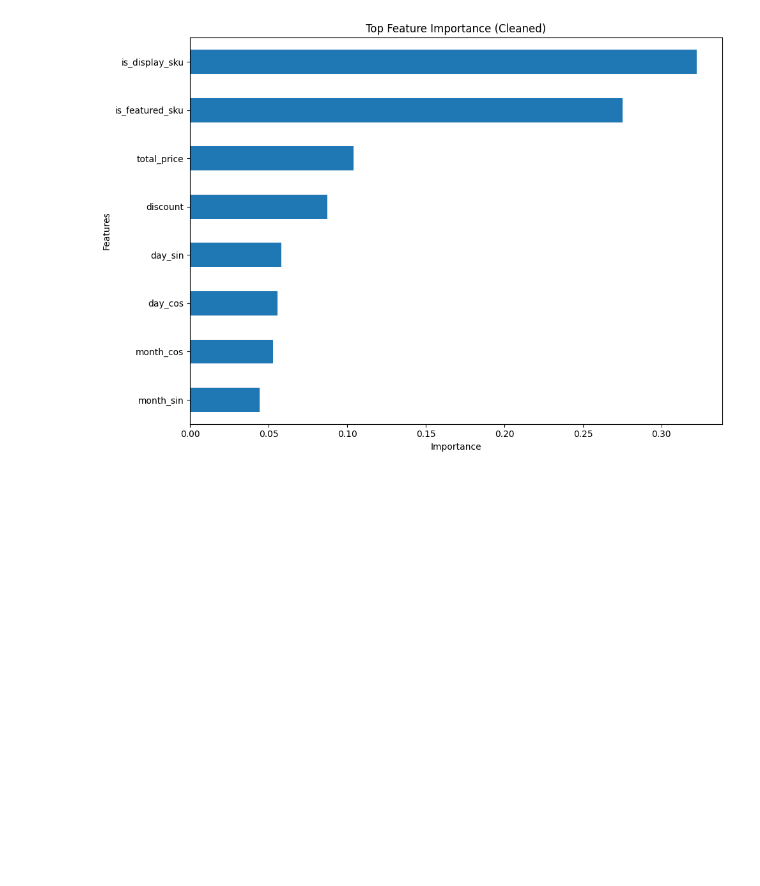
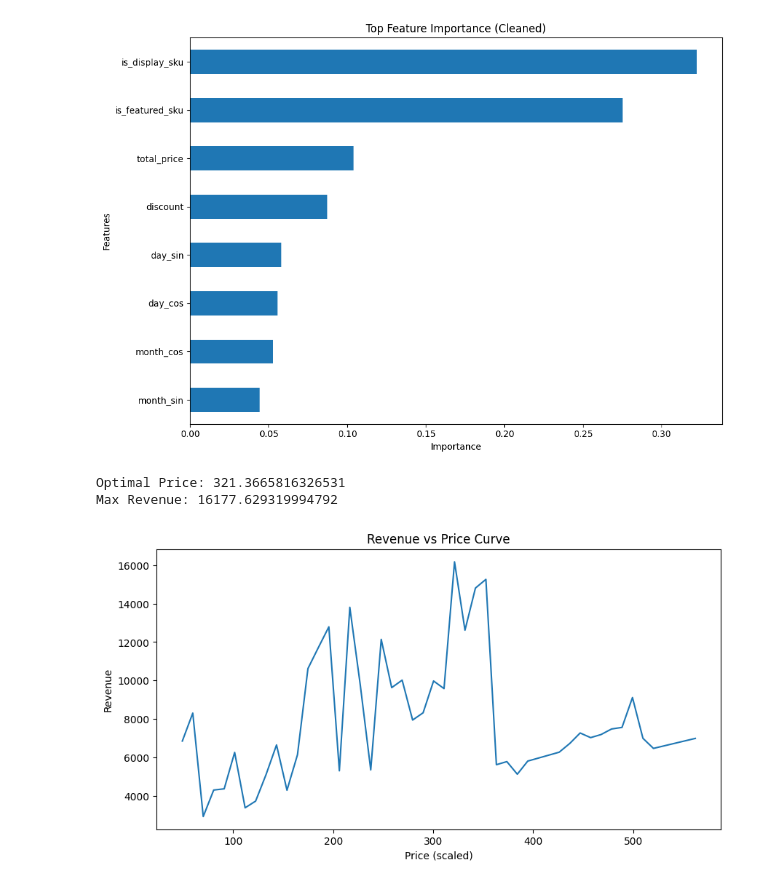
Before and after one commit to muhammdumairnad/Price-Driven-Demand-Prediction-in-Retail-using-Machine-Learning, a Jupyter notebook: Retail_Demand_Prediction_using_Machine_Learning.ipynb, the cells around one changed output. Drawn from its saved outputs; the diff is of its cells as text; code cells hidden in the pictures; blank space fills up the shorter version.

```diff
--- a/Retail_Demand_Prediction_using_Machine_Learning.ipynb
+++ b/Retail_Demand_Prediction_using_Machine_Learning.ipynb
@@ -354,10 +354,6 @@ df['day_sin'] = np.sin(2 * np.pi * df['day'] / 31)
 df['day_cos'] = np.cos(2 * np.pi * df['day'] / 31)
 # %%
 df.drop(['month', 'day'], axis=1, inplace=True)
-# %%
-# Model is over-relying on: sku_id AND store_id
-
-df = df.drop(['sku_id', 'store_id'], axis=1)
 # %%
 from sklearn.model_selection import train_test_split
 
@@ -626,3 +622,47 @@ def optimize_price(sample_row, model):
             best_price = p
 
     return best_price, max_revenue
+# %%
+
+sample = X_test.iloc[20]
+
+best_price, best_revenue = optimize_price(sample, best_xgb)
+
+print("Optimal Price:", best_price)
+print("Max Revenue:", best_revenue)
+# %% [output]
+Optimal Price: 321.3665816326531
+Max Revenue: 16177.629319994792
+# %%
+def plot_revenue_curve(sample_row, model):
+    prices = np.linspace(
+    X_test['total_price'].min(),
+    X_test['total_price'].max(),
+    50
+)
+    revenues = []
+    demands = []
+
+    for p in prices:
+        temp = sample_row.copy()
+        temp['total_price'] = p
+
+        pred_demand = model.predict(temp.values.reshape(1, -1))[0]
+        revenue = p * pred_demand
+
+        demands.append(pred_demand)
+        revenues.append(revenue)
+
+    # Plot
+    plt.figure(figsize=(10,5))
+    # Revenue curve
+    plt.plot(prices, revenues)
+    plt.xlabel("Price (scaled)")
+    plt.ylabel("Revenue")
+    plt.title("Revenue vs Price Curve")
+    plt.show()
+# %%
+# Call the function to plot the revenue curve
+plot_revenue_curve(sample, best_xgb)
+# %% [output]
+[figure, added]
```
Also changed, not shown: parts of 3 cells of this notebook.
